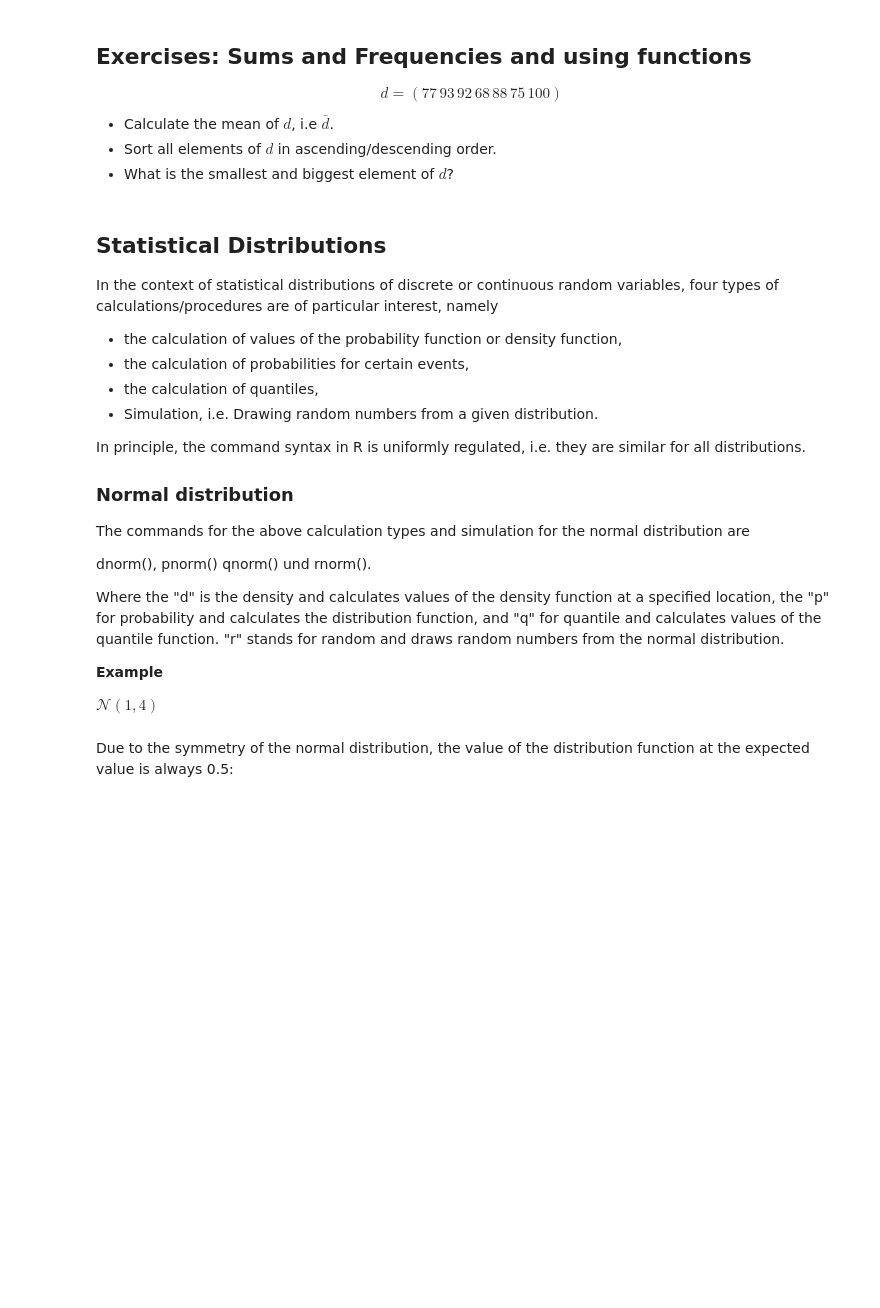
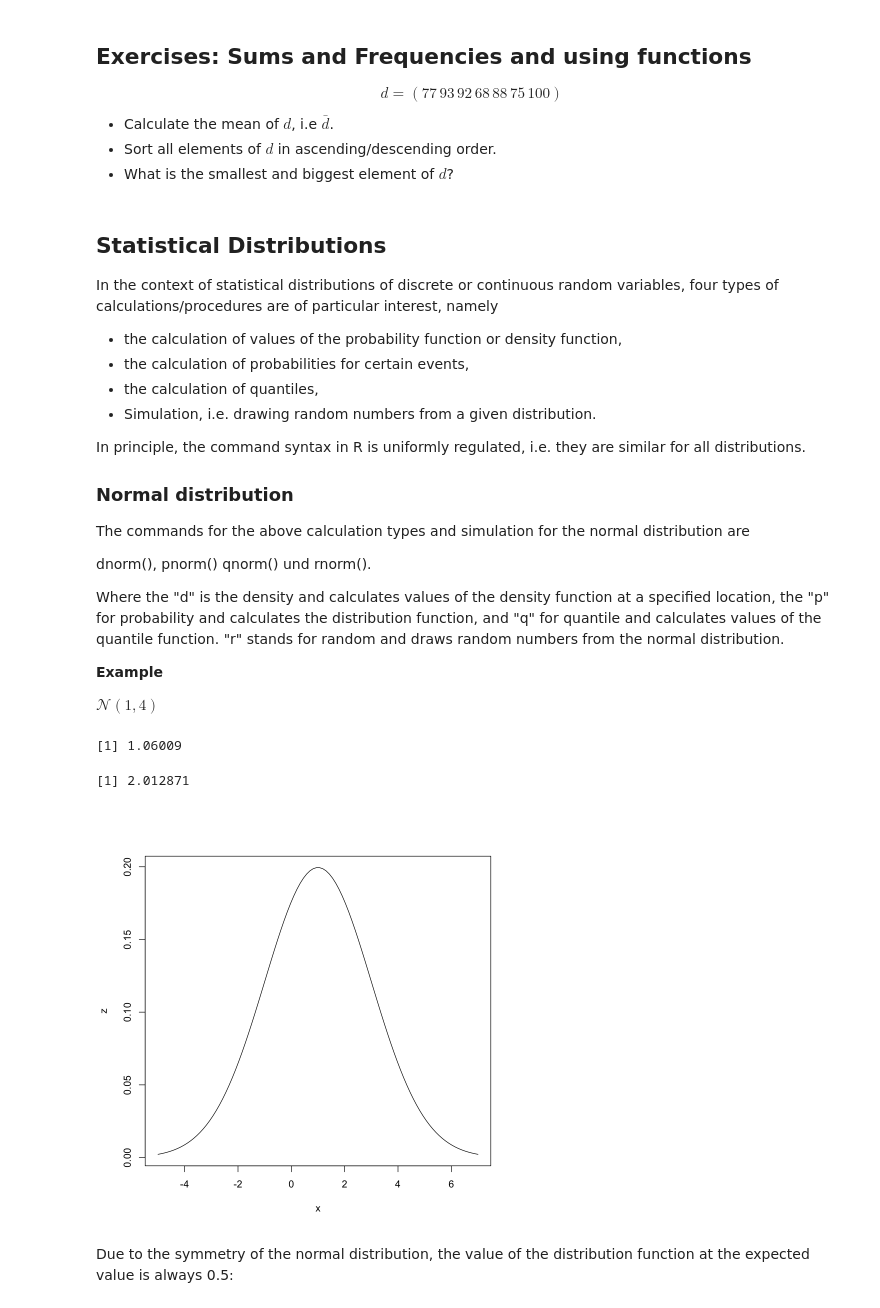
Before and after one commit to LJanys/CompStat, a Jupyter notebook: R Intro.ipynb, the cells around one changed output. Saved outputs shown, nothing was run; the diff lists cells and outputs as text; code cells hidden in the pictures; blank space fills up the shorter version.

```diff
--- a/R Intro.ipynb
+++ b/R Intro.ipynb
@@ -798,7 +798,7 @@ In the context of statistical distributions of discrete or continuous random var
 - the calculation of values of the probability function or density function,
 - the calculation of probabilities for certain events,
 - the calculation of quantiles,
-- Simulation, i.e. Drawing random numbers from a given distribution.
+- Simulation, i.e. drawing random numbers from a given distribution.
 
 
 In principle, the command syntax in R is uniformly regulated, i.e. they are similar for all distributions.
@@ -814,5 +814,15 @@ Where the "d" is the density and calculates values of the density function at a
 **Example**
 
  $\mathcal{N}(1,4)$
+# %%
+mean(rnorm(n=1000,mean=1,sd=2))
+sd(rnorm(n=1000,mean=1,sd=2))
+x=seq(-5,7,le=100)
+z=dnorm(x,1,2)
+plot(x,z,type="l")
+# %% [output]
+[1] 1.06009
+[1] 2.012871
+[figure, added]
 # %% [markdown]
 Due to the symmetry of the normal distribution, the value of the distribution function at the expected value is always 0.5:
```
Also changed, not shown: parts of 19 cells of this notebook, 1 other file.
